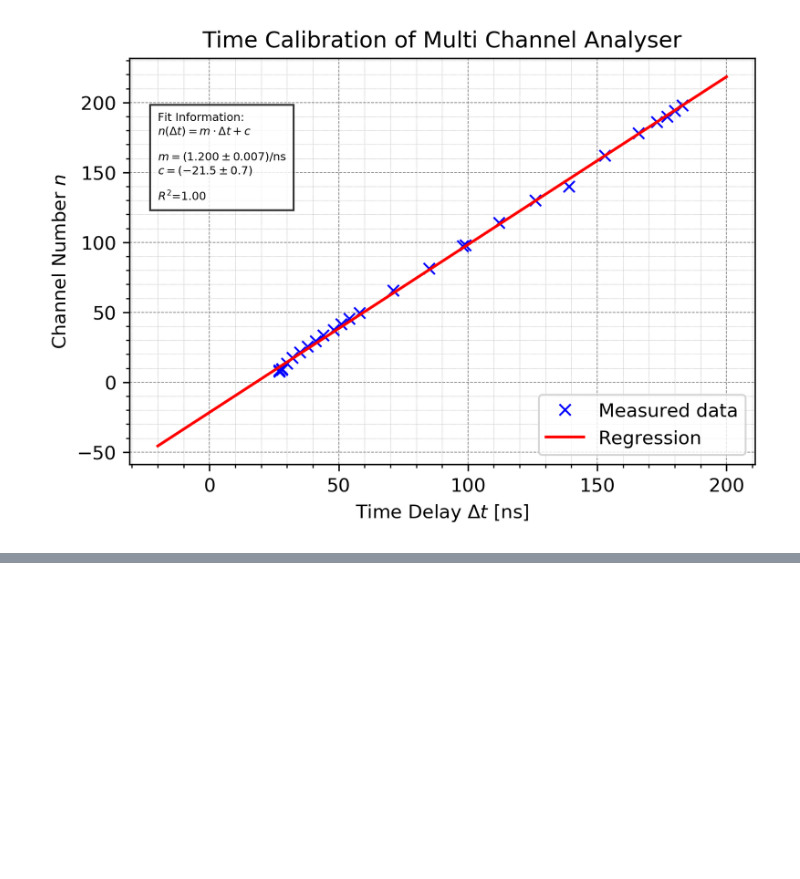
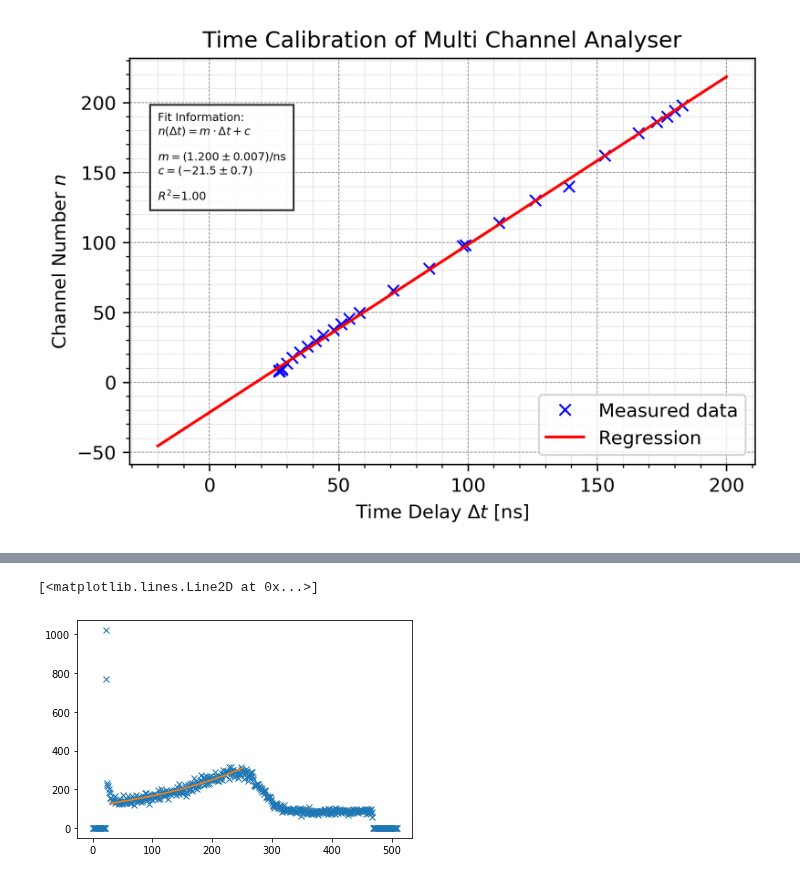
Before and after one commit to shockcookie/FP, a Jupyter notebook: KHWZ/coinc/Zeitkali.ipynb, the cells around one changed output, grey strips where cells are left out. Saved outputs shown, nothing was run; the diff lists cells and outputs as text; code cells hidden in the pictures; blank space fills up the shorter version.

```diff
--- a/KHWZ/coinc/Zeitkali.ipynb
+++ b/KHWZ/coinc/Zeitkali.ipynb
@@ -149,0 +177,7 @@ plt.show()
+# %%
+def expfit_pm(x, y, p0=None):
+    import numpy as np
+    return fit_pm(x, y, func=lambda x, a, b, c, d: a * np.exp(b * (x+d)) + c, p0=p0)
+
+def eexp(x,a,b,c,d):
+    return a * np.exp(b * (x+d)) + c
@@ -149,0 +192,7 @@ plt.show()
+# %%
+xx = np.linspace(start,stop)
+plt.plot(val(data[0]),val(data[1]),"x")
+plt.plot(xx,eexp(xx,*val(vals)))
+# %% [output]
+[<matplotlib.lines.Line2D at 0x...>]
+[figure, added]
```
Also changed, not shown: parts of 14 cells of this notebook.
